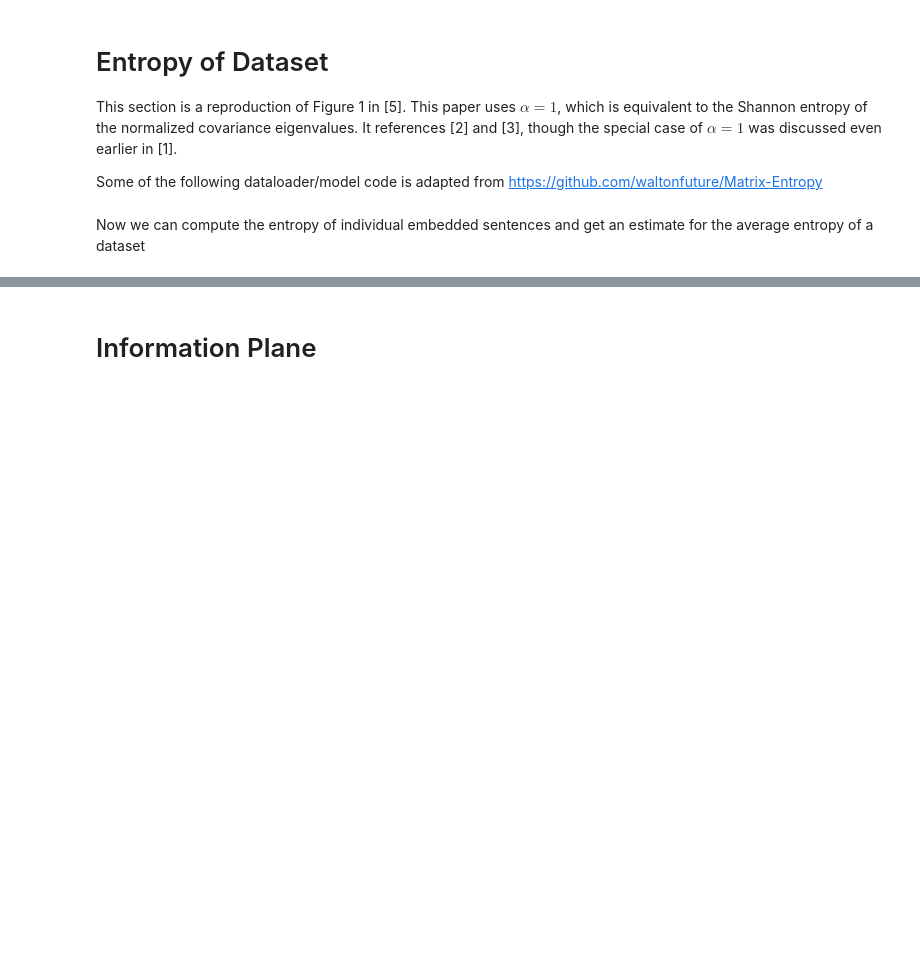
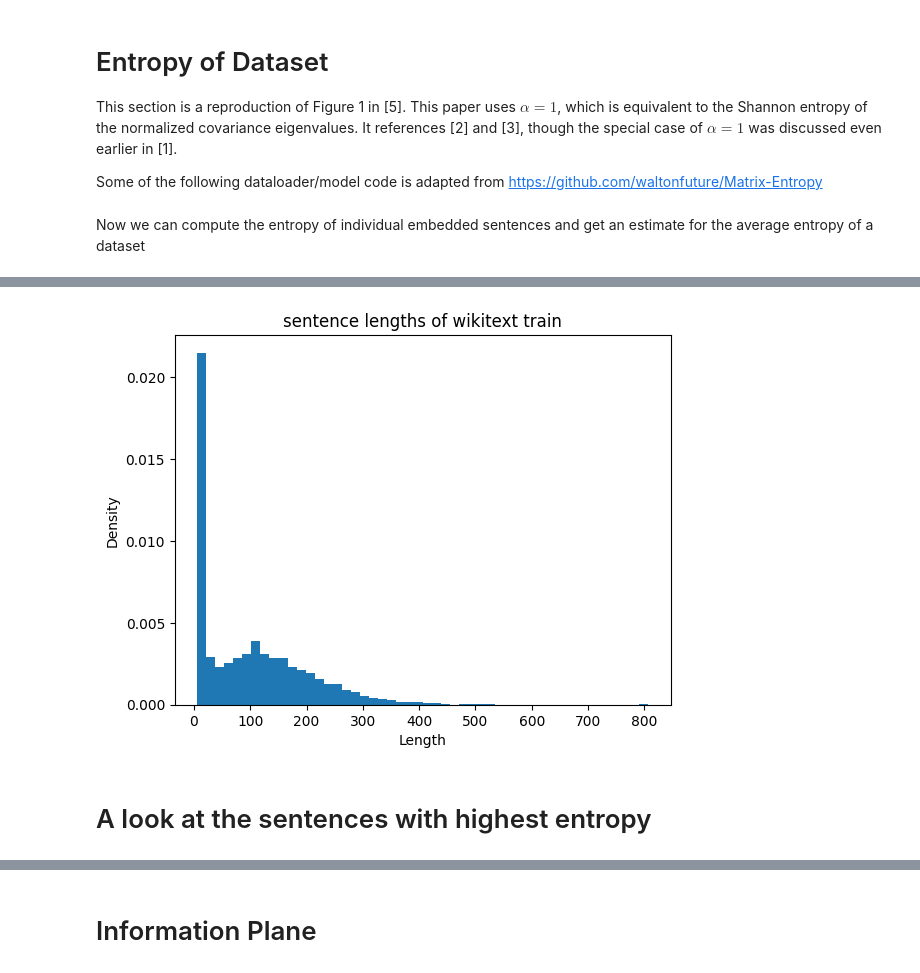
Before and after one commit to OFSkean/information_flow, a Jupyter notebook: information_plane.ipynb, the cells around one changed output, grey strips where cells are left out. Cells and saved outputs as stored; diff of their text form; code cells hidden in the pictures; blank space fills up the shorter version.

```diff
--- a/information_plane.ipynb
+++ b/information_plane.ipynb
@@ -201,0 +220,12 @@ Special tokens have been added in the vocabulary, make sure the associated word
+# %%
+# plot lengths
+fig, ax = plt.subplots()
+ax.hist(train_entropies['lengths'], bins=50, density=True)
+ax.set_title('sentence lengths of wikitext train')
+ax.set_xlabel("Length")
+ax.set_ylabel("Density")
+plt.show()
+# %% [output]
+[figure, added]
+# %% [markdown]
+# A look at the sentences with highest entropy
```
Also changed, not shown: parts of 30 cells of this notebook.
